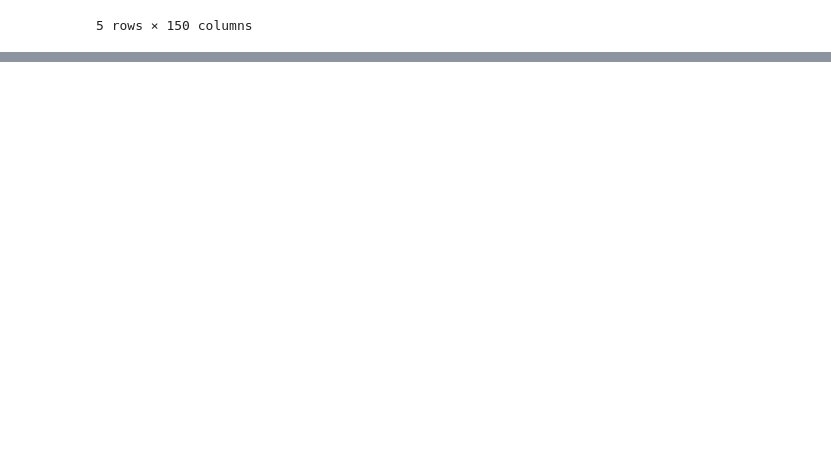
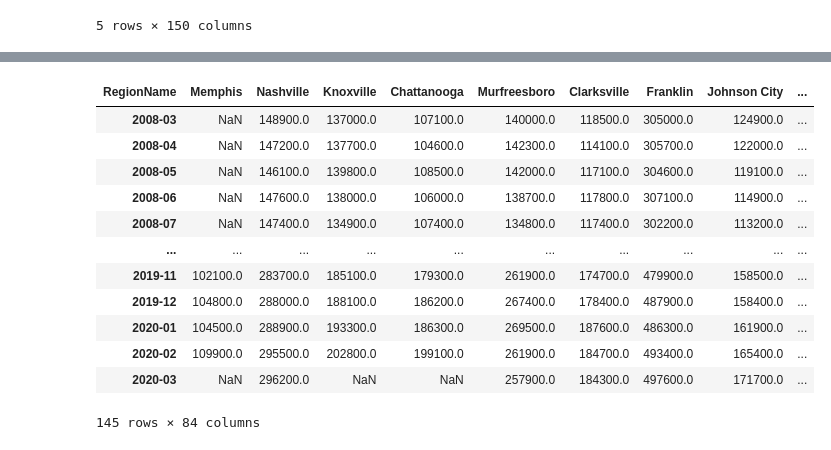
Before and after one commit to trallen09/team_centennial_park, a Jupyter notebook: data_cleaning.ipynb, the cells around one changed output, grey strips where cells are left out. Saved outputs shown, nothing was run; the diff lists cells and outputs as text; code cells hidden in the pictures; blank space fills up the shorter version.

```diff
--- a/data_cleaning.ipynb
+++ b/data_cleaning.ipynb
@@ -61,0 +64,18 @@ tn_sale_df.drop(columns=['Unnamed: 0', 'RegionID', 'StateName', 'SizeRank'])
+# %%
+#transpose dataframe to filter by dates
+tn_transpose_df = tn_sale_df.T
+tn_transpose_df
+# %% [output]
+| RegionName | Memphis | Nashville | Knoxville | Chattanooga | Murfreesboro | Clarksville | Franklin | Johnson City | ... |
+| 2008-03 | NaN | 148900.0 | 137000.0 | 107100.0 | 140000.0 | 118500.0 | 305000.0 | 124900.0 | ... |
+| 2008-04 | NaN | 147200.0 | 137700.0 | 104600.0 | 142300.0 | 114100.0 | 305700.0 | 122000.0 | ... |
+| 2008-05 | NaN | 146100.0 | 139800.0 | 108500.0 | 142000.0 | 117100.0 | 304600.0 | 119100.0 | ... |
+| 2008-06 | NaN | 147600.0 | 138000.0 | 106000.0 | 138700.0 | 117800.0 | 307100.0 | 114900.0 | ... |
+| 2008-07 | NaN | 147400.0 | 134900.0 | 107400.0 | 134800.0 | 117400.0 | 302200.0 | 113200.0 | ... |
+| ... | ... | ... | ... | ... | ... | ... | ... | ... | ... |
+| 2019-11 | 102100.0 | 283700.0 | 185100.0 | 179300.0 | 261900.0 | 174700.0 | 479900.0 | 158500.0 | ... |
+| 2019-12 | 104800.0 | 288000.0 | 188100.0 | 186200.0 | 267400.0 | 178400.0 | 487900.0 | 158400.0 | ... |
+| 2020-01 | 104500.0 | 288900.0 | 193300.0 | 186300.0 | 269500.0 | 187600.0 | 486300.0 | 161900.0 | ... |
+| 2020-02 | 109900.0 | 295500.0 | 202800.0 | 199100.0 | 261900.0 | 184700.0 | 493400.0 | 165400.0 | ... |
+| 2020-03 | NaN | 296200.0 | NaN | NaN | 257900.0 | 184300.0 | 497600.0 | 171700.0 | ... |
+145 rows × 84 columns
```
Also changed, not shown: parts of 5 cells of this notebook.
